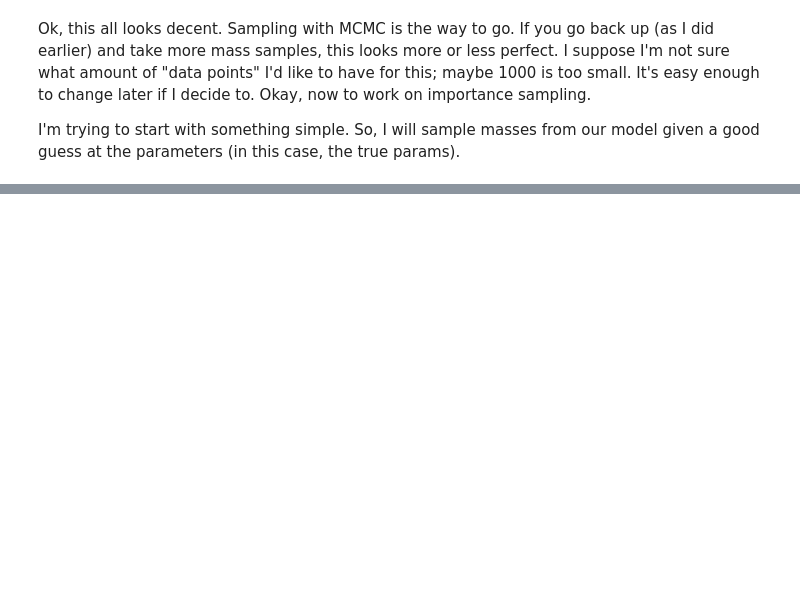
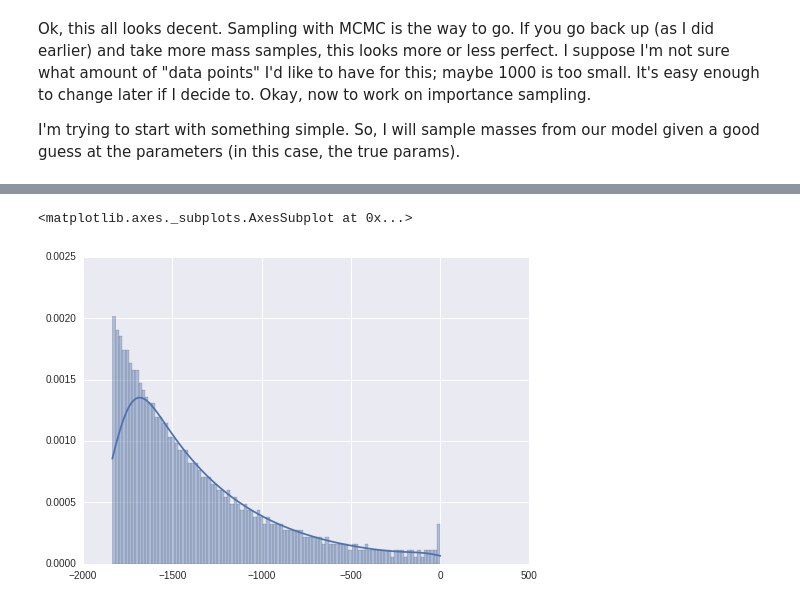
Before and after one commit to Ravirajadrangi/ClusterMassInference, a Jupyter notebook: Importance Sampling.ipynb, the cells around one changed output, grey strips where cells are left out. Saved outputs shown, nothing was run; the diff lists cells and outputs as text; code cells hidden in the pictures; blank space fills up the shorter version.

```diff
--- a/Importance Sampling.ipynb
+++ b/Importance Sampling.ipynb
@@ -184,0 +203,15 @@ log_posterior([logL0_true, a_true, b_true, B_l_true, sigma_l_true], redshift, lo
+# %%
+gridSize = 1000
+grid = np.zeros((gridSize,))
+#a_vals = np.linspace(a_true-1, a_true+1, num = gridSize)
+#logL0_vals = np.linspace(logL0_true-1, logL0_true+1, num = gridSize)
+#b_vals = np.linspace(b_true-.1, b_true+.1, num = gridSize)
+#B_l_vals = np.linspace(B_l_true-1, B_l_true+1, num = gridSize)
+sigma_l_vals = np.linspace(.01, sigma_l_true+.75, num = gridSize)
+for i, sigma in enumerate(sigma_l_vals):
+    grid[i] = log_liklihood(logL0_true, a_true,b_true, B_l_true, sigma, redshift, logRichness)
+# %%
+sns.distplot(grid-grid.max(), bins = 100)
+# %% [output]
+<matplotlib.axes._subplots.AxesSubplot at 0x...>
+[figure, added]
```
Also changed, not shown: parts of 11 cells of this notebook, 1 other file.
